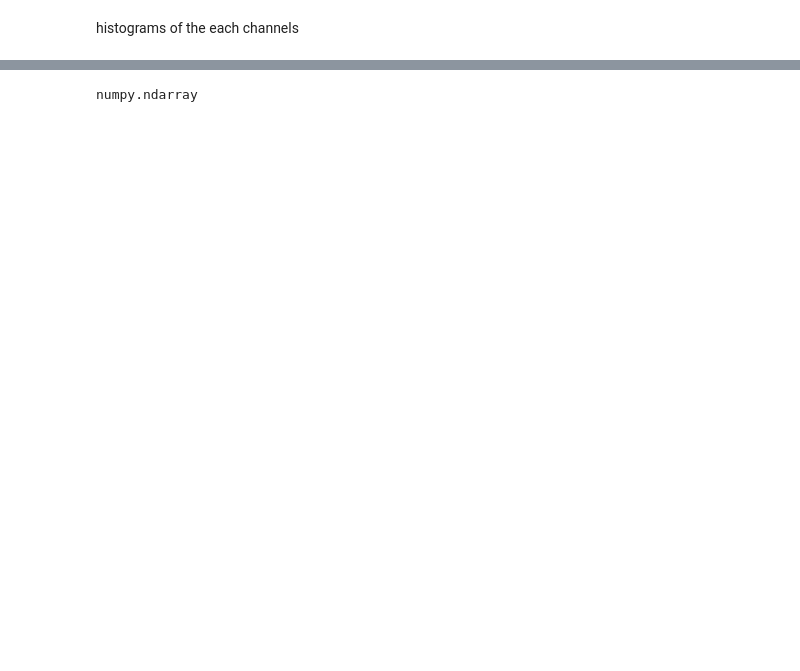
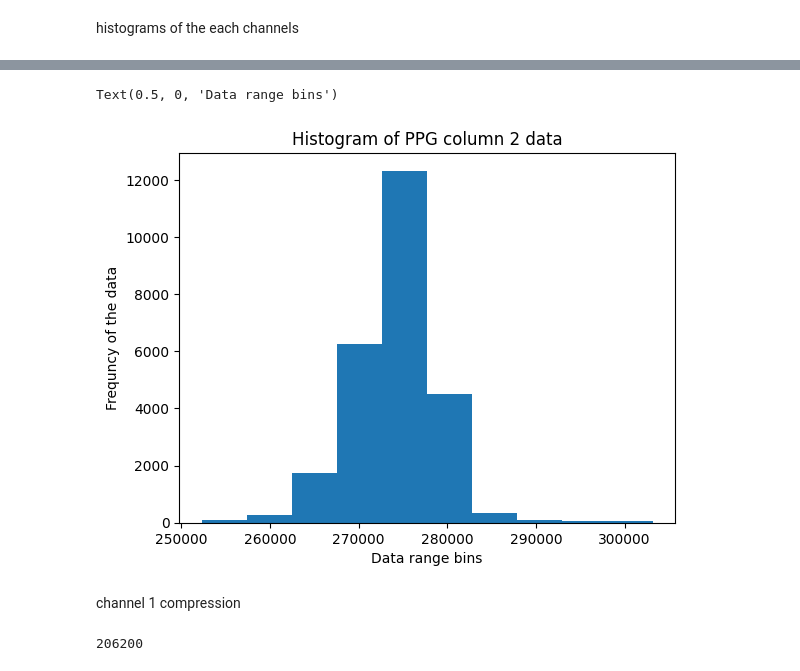
Before and after one commit to SenuraHansaja/H-IoT-Golob-Rice-Compression-Automation, a Jupyter notebook: PPG data/PPG_plots.ipynb, the cells around one changed output, grey strips where cells are left out. Saved outputs shown, nothing was run; the diff lists cells and outputs as text; code cells hidden in the pictures; blank space fills up the shorter version.

```diff
--- a/PPG data/PPG_plots.ipynb
+++ b/PPG data/PPG_plots.ipynb
@@ -119,7 +142,16 @@ histograms of the each channels
+# %%
+column_1 = data['Unnamed: 3']
+plt.hist(column_1)
+plt.title('Histogram of PPG column 2 data')
+plt.ylabel('Frequncy of the data')
+plt.xlabel('Data range bins')
+# %% [output]
+Text(0.5, 0, 'Data range bins')
+[figure, added]
 # %%
 def compression_ratio(ppg_raw: np.ndarray, raw_file_size: float) -> None:
-    min_val = abs(ppg_raw.min())
-    non_neg_val = ppg_raw + min_val + 1
+
+    non_neg_val = ppg_raw
 
     np_non_neg_val = np.array(non_neg_val)
     k_min = math.floor(math.log2((2/3) * (np_non_neg_val.mean() + 1)))
@@ -137,16 +169,16 @@ def compression_ratio(ppg_raw: np.ndarray, raw_file_size: float) -> None:
     for x, y in k_dict.items():
         temp_code_words = [encode(val, y) for val in non_neg_int_val]  # Assuming encode is defined
 
-        file_name = f'code_non_filter_words_channel_4_{x}.txt'
+        file_name = f'ppg_code_non_filter_words_channel_1_{x}.txt'
         with open(file_name, 'w') as file:
             for val in temp_code_words:
                 file.write(val + "\n")
         temp_code_words = []
 
     for x in k_dict.keys():
-        file_name = f'code_non_filter_words_channel_4_{x}.txt'
+        file_name = f'ppg_code_non_filter_words_channel_1_{x}.txt'
         file_size = os.path.getsize(file_name)
         print(f'the file size of the {x} is {file_size}')
         print(f'the compression ratio for {x} is {file_size / raw_file_size}')
-# %% [output]
-numpy.ndarray
+# %% [markdown]
+channel 1 compression
@@ -152,0 +189,5 @@ numpy.ndarray
+# %%
+raw_non_filter_channel_1_size = os.path.getsize('PPG_raw_non_filter_channel_1.txt')
+raw_non_filter_channel_1_size
+# %% [output]
+206200
```
Also changed, not shown: parts of 7 cells of this notebook, 2 other files.
